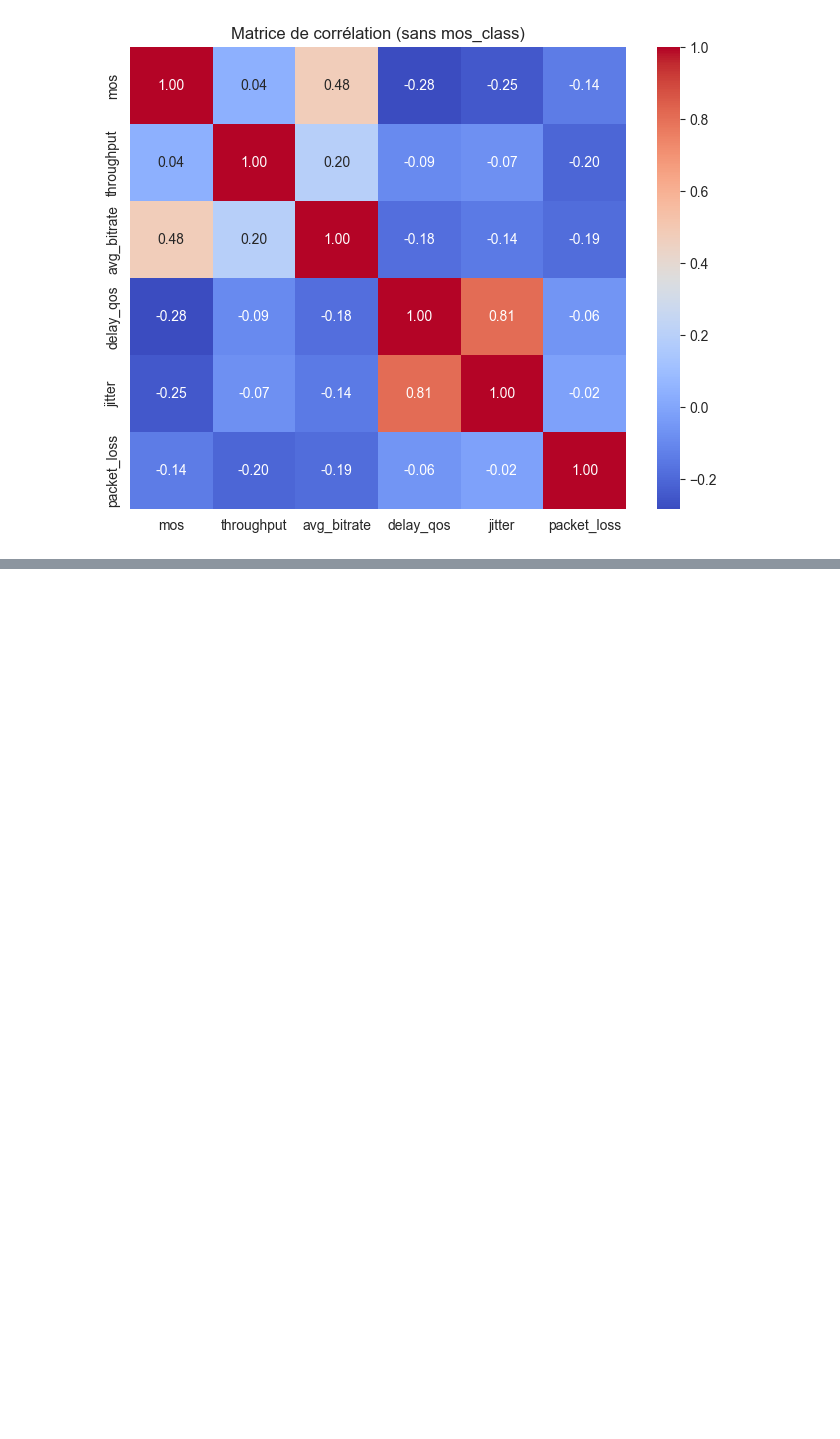
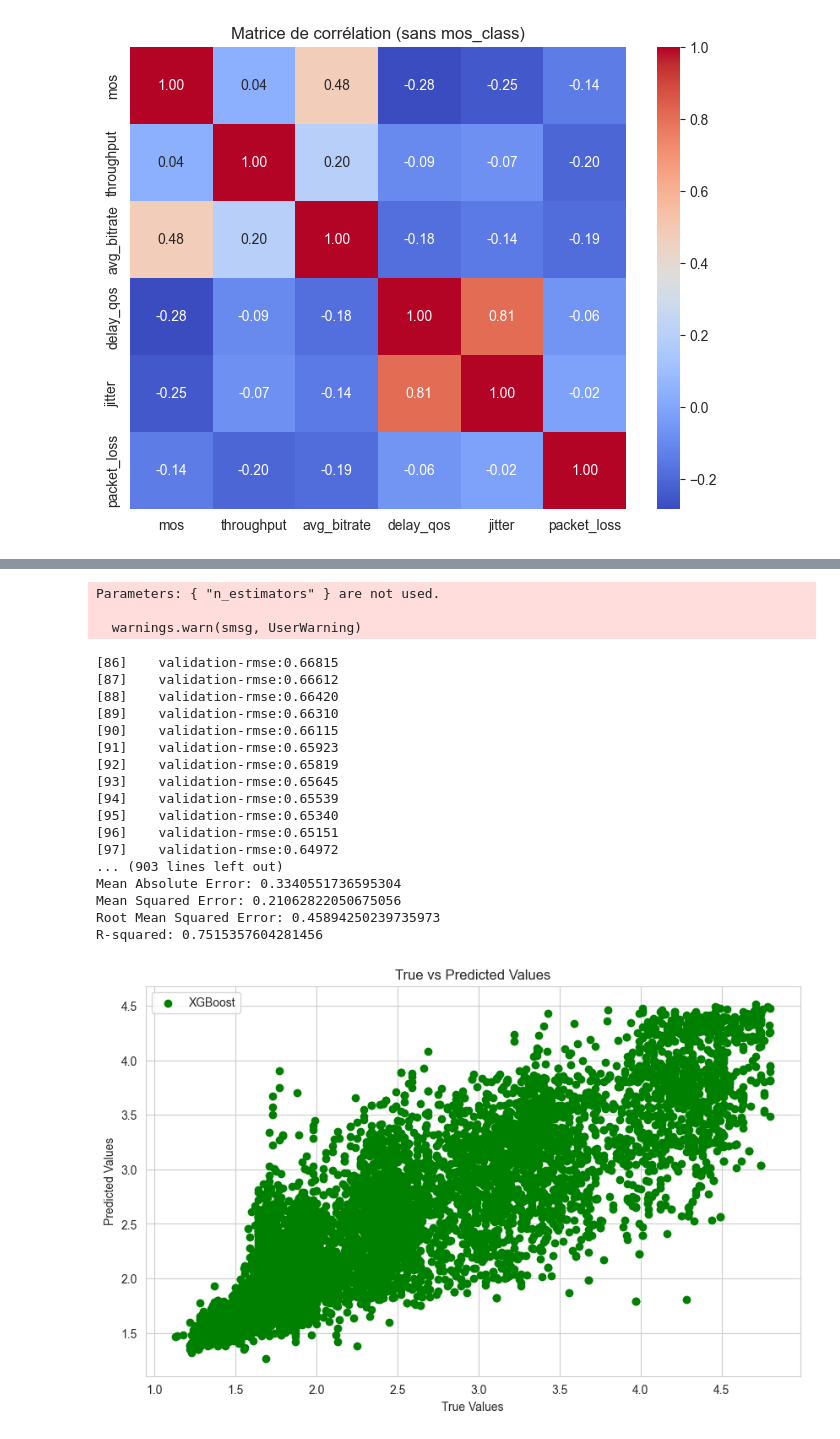
Before and after one commit to zazou-git86/MOS_QOE_Selenium, a Jupyter notebook: MOS_QOE_Selenium.ipynb, the cells around one changed output, grey strips where cells are left out. Drawn from its saved outputs; the diff is of its cells as text; code cells hidden in the pictures; blank space fills up the shorter version.

```diff
--- a/MOS_QOE_Selenium.ipynb
+++ b/MOS_QOE_Selenium.ipynb
@@ -372,0 +476,52 @@ R-squared: 0.8872186770436365
+# %%
+# Train xgb model with new features
+
+
+# Train model
+X = data.drop('mos', axis=1)
+X = data[['delay_log', 'bitrate_log', 'packet_loss_squared', 'throughput_jitter', 'delay_jitter', 'loss_rate']]
+y = data['mos']
+X = normalize(X)
+X_train, X_test, y_train, y_test = train_test_split(X, y, test_size=0.2, random_state=42)
+
+# convert data to DMatrix
+dtrain = xgb.DMatrix(X_train, label=y_train)
+dtest = xgb.DMatrix(X_test, label=y_test)
+
+# set parameters
+params = {
+    'objective': 'reg:squarederror',
+    'eval_metric': 'rmse',
+    'learning_rate': 0.01,
+    'max_depth': 6,
+    'colsample_bytree': 0.7,
+    'subsample': 0.7,
+    'n_estimators': 1000,
+    'seed': 42
+}
+
+# train the model
+xgb_model = xgb.train(params, dtrain, num_boost_round=1000, early_stopping_rounds=50, evals=[(dtest, 'validation')])
+
+# Make predictions
+y_pred_xgb = xgb_model.predict(dtest)
+
+# Compute metrics
+r2_xgb = r2_score(y_test, y_pred_xgb)
+mse_xgb = mean_squared_error(y_test, y_pred_xgb)
+rmse_xgb = np.sqrt(mse_xgb)
+mae_xgb = mean_absolute_error(y_test, y_pred_xgb)
+print("XGBoost Model:")
+print("Mean Absolute Error:", mae_xgb)
+print("Mean Squared Error:", mse_xgb)
+print("Root Mean Squared Error:", rmse_xgb)
+print("R-squared:", r2_xgb)
+# Plotting the predictions
+plt.figure(figsize=(10, 6))
+plt.scatter(y_test, y_pred_xgb, color='green', label='XGBoost')
+plt.xlabel('True Values')
+plt.ylabel('Predicted Values')
+plt.title('True vs Predicted Values')
+plt.legend()
+plt.show()
+# %% [output]
@@ -372,0 +545,21 @@ R-squared: 0.8872186770436365
+Parameters: { "n_estimators" } are not used.
+
+  warnings.warn(smsg, UserWarning)
+[86]    validation-rmse:0.66815
+[87]    validation-rmse:0.66612
+[88]    validation-rmse:0.66420
+[89]    validation-rmse:0.66310
+[90]    validation-rmse:0.66115
+[91]    validation-rmse:0.65923
+[92]    validation-rmse:0.65819
+[93]    validation-rmse:0.65645
+[94]    validation-rmse:0.65539
+[95]    validation-rmse:0.65340
+[96]    validation-rmse:0.65151
+[97]    validation-rmse:0.64972
+... (903 lines left out)
+Mean Absolute Error: 0.3340551736595304
+Mean Squared Error: 0.21062822050675056
+Root Mean Squared Error: 0.45894250239735973
+R-squared: 0.7515357604281456
+[figure, added]
```
Also changed, not shown: parts of 6 cells of this notebook.
